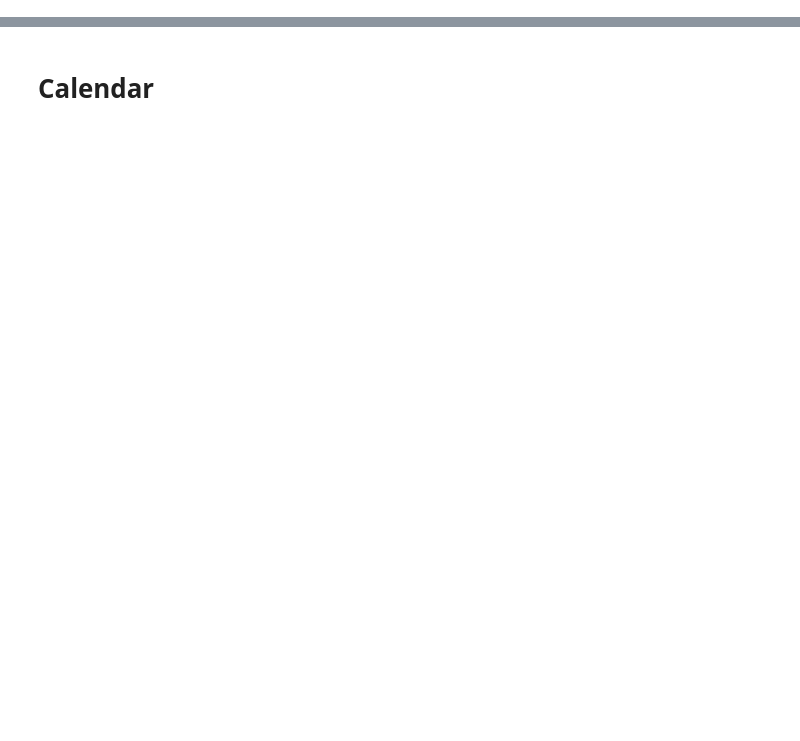
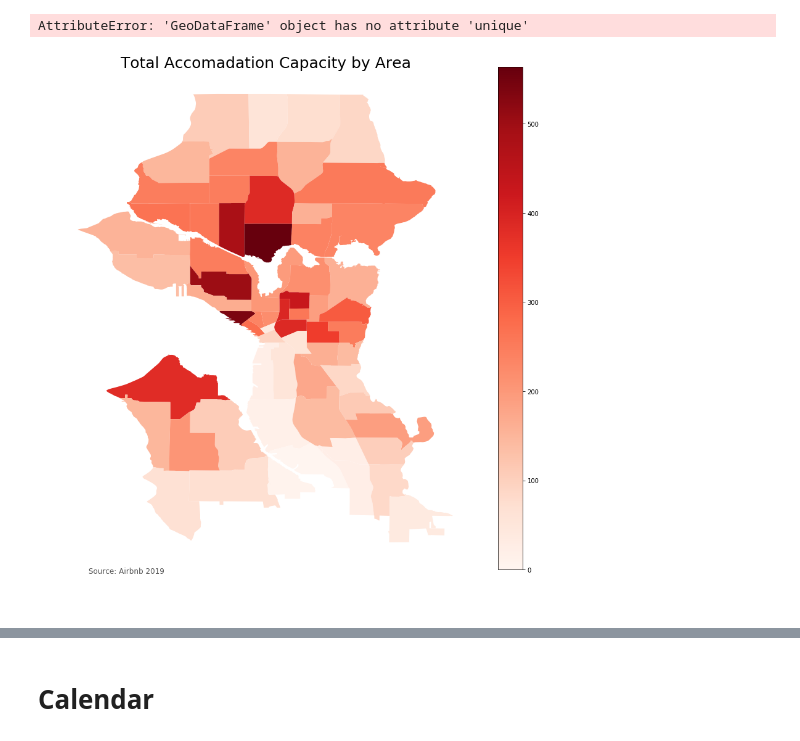
Before and after one commit to alexcbfa/AIRBNB, a Jupyter notebook: Exploratory Analysis.ipynb, the cells around one changed output, grey strips where cells are left out. Drawn from its saved outputs; the diff is of its cells as text; code cells hidden in the pictures; blank space fills up the shorter version.

```diff
--- a/Exploratory Analysis.ipynb
+++ b/Exploratory Analysis.ipynb
@@ -10,0 +29,6 @@ reviews = pd.read_csv('./seattle/reviews.csv')
+# %%
+geometry = [Point(xy) for xy in zip(listings['longitude'],listings['latitude'])]
+crs = {'init':'epsg:4326'}
+# %%
+geo_listings = gpd.GeoDataFrame(listings, crs = crs, geometry = geometry )
+geo_listings.head()
@@ -10,0 +43,38 @@ reviews = pd.read_csv('./seattle/reviews.csv')
+# %%
+airbnb_within_area = gpd.sjoin(geo_listings, area_map, how="inner", op='intersects')
+airbnb_within_area['price'] = airbnb_within_area['price'].apply(lambda x: x.replace('$','')).apply(lambda x: x.replace(',','')).astype(np.float64)
+# %%
+airbnb_within_area[airbnb_within_area.unique() == ['t','f']]
+# %% [output]
+AttributeError: 'GeoDataFrame' object has no attribute 'unique'
+# %%
+def agg_feat_by_area(df_map, df_feat, feat, colormap, title, agg_type = 'sum'):
+
+    if agg_type == 'sum':
+        feat_within_area = df_feat[['area_id',feat]].groupby('area_id', as_index = False).sum()
+    if agg_type == 'mean':
+        feat_within_area = df_feat[['area_id',feat]].groupby('area_id', as_index = False).mean()
+
+    feat_map = pd.merge(df_map, feat_within_area, on = 'area_id', how = 'inner')
+
+    fig,ax = plt.subplots(figsize = (15,15))
+
+    feat_map.plot(ax = ax, column = feat, cmap = colormap);
+
+    ax.axis('off')
+
+    ax.set_title(title, fontdict={'fontsize': '25', 'fontweight' : '3'})
+
+    ax.annotate('Source: Airbnb 2019',xy=(0.1, .08),  xycoords='figure fraction', horizontalalignment='left', verticalalignment='top', fontsize=12, color='#555555')
+
+    vmin, vmax = 0, feat_map[feat].max()
+
+    sm = plt.cm.ScalarMappable(cmap = colormap, norm = plt.Normalize(vmin=vmin, vmax=vmax))
+
+    cbar = fig.colorbar(sm)
+
+    return feat_map
+
+accommodates_map = agg_feat_by_area(area_map,airbnb_within_area,'accommodates','Reds', 'Total Accomadation Capacity by Area', 'sum')
+# %% [output]
+[figure, added]
```
Also changed, not shown: parts of 23 cells of this notebook, 23 other files.
